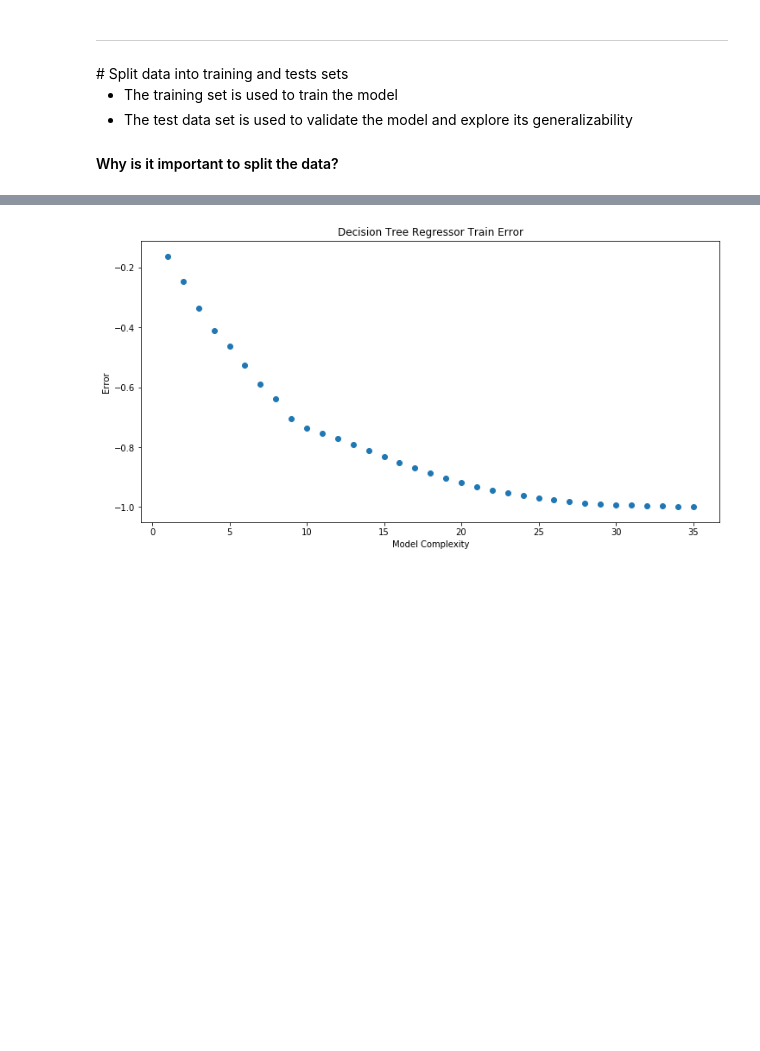
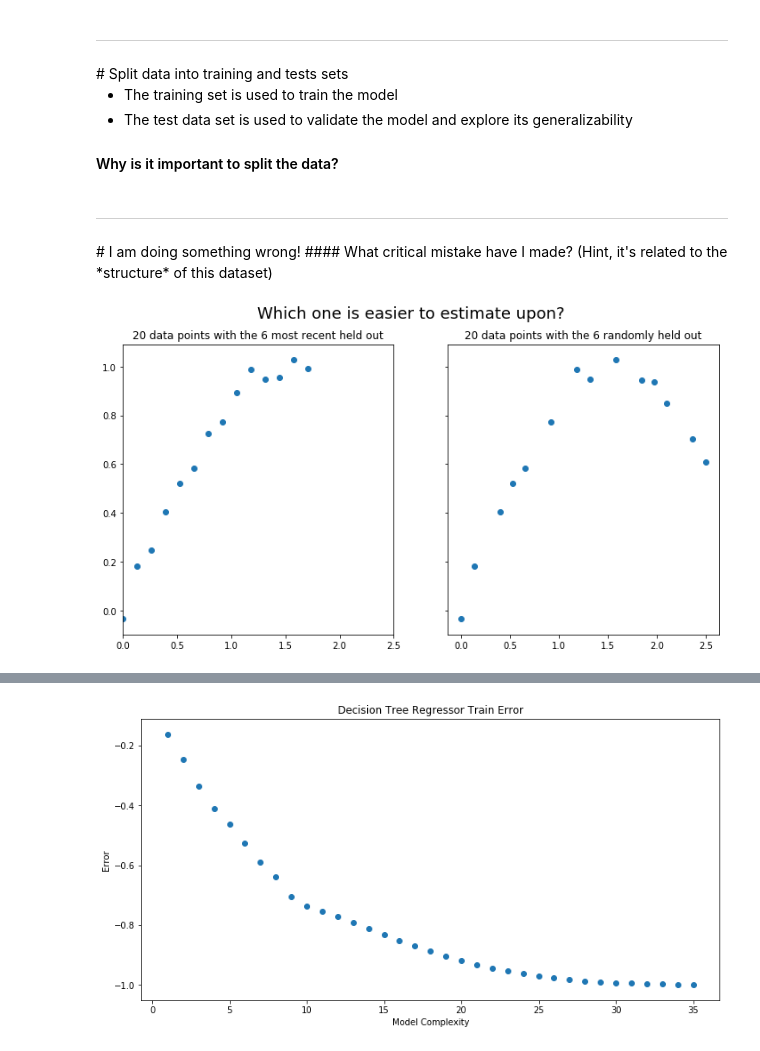
Before and after one commit to nickbuker/ML101, a Jupyter notebook: notebooks/ML101_1.ipynb, the cells around one changed output, grey strips where cells are left out. Saved outputs shown, nothing was run; the diff lists cells and outputs as text; code cells hidden in the pictures; blank space fills up the shorter version.

Commit message:
update with timeseries plot

```diff
--- a/notebooks/ML101_1.ipynb
+++ b/notebooks/ML101_1.ipynb
@@ -191,6 +191,27 @@ for depth in depths:
     DTR.fit(X_train, y_train)
     train_scores.append(-DTR.score(X_train, y_train))
     test_scores.append(-DTR.score(X_test, y_test))
+# %% [markdown]
+<hr>
+# I am doing something wrong!
+#### What critical mistake have I made? (Hint, it's related to the *structure* of this dataset)
+# %%
+# make some fake data
+lin = np.linspace(0, 2.5, 20)
+sin_lin = np.sin(lin) + np.random.randn(20) / 40
+
+fig, (ax1, ax2) = plt.subplots(1, 2, sharey=True)
+fig.set_figheight(6)
+fig.set_figwidth(12)
+ax1.scatter(lin[0: 14], sin_lin[0: 14]) # keep the first 14 datapoints
+ax1.set_xlim([0,2.5])
+ax1.set_title('20 data points with the 6 most recent held out')
+ax2.scatter(lin[(0, 1, 3, 4, 5, 7, 9, 10, 12, 14, 15, 16, 18, 19),],
+            sin_lin[(0, 1, 3, 4, 5, 7, 9, 10, 12, 14, 15, 16, 18, 19),]) # keep 14 random datapoints
+ax2.set_title('20 data points with the 6 randomly held out')
+fig.suptitle('Which one is easier to estimate upon?', fontsize=18);
+# %% [output]
+[figure, added]
 # %% [markdown]
 <hr>
 # How does tree regression work?
```
Also changed, not shown: parts of 1 cell of this notebook.
